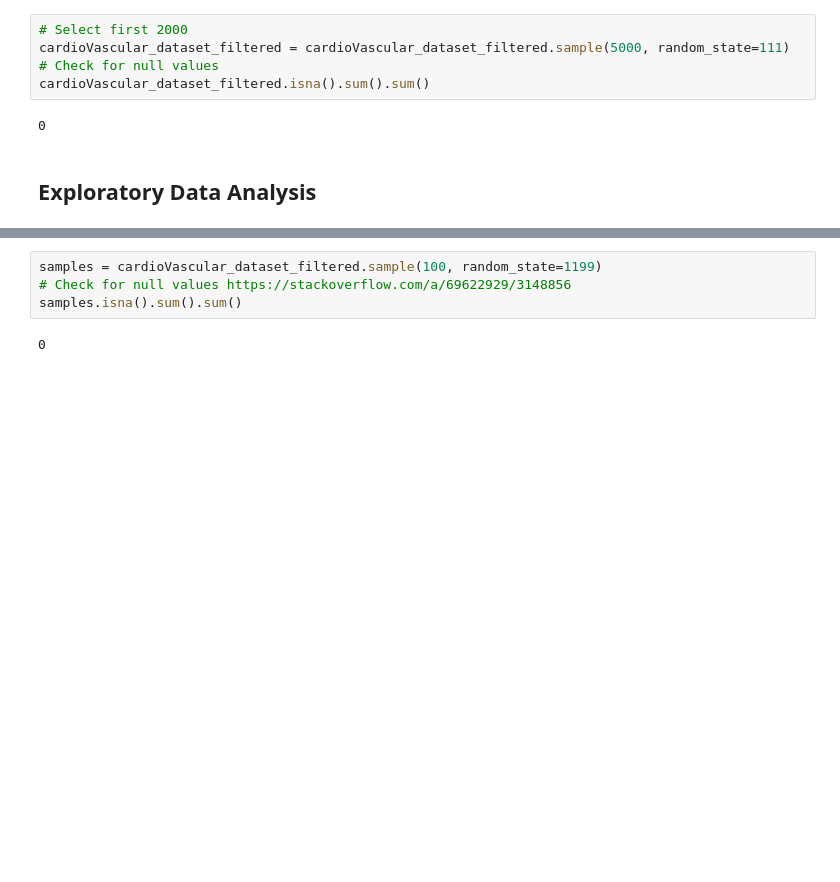
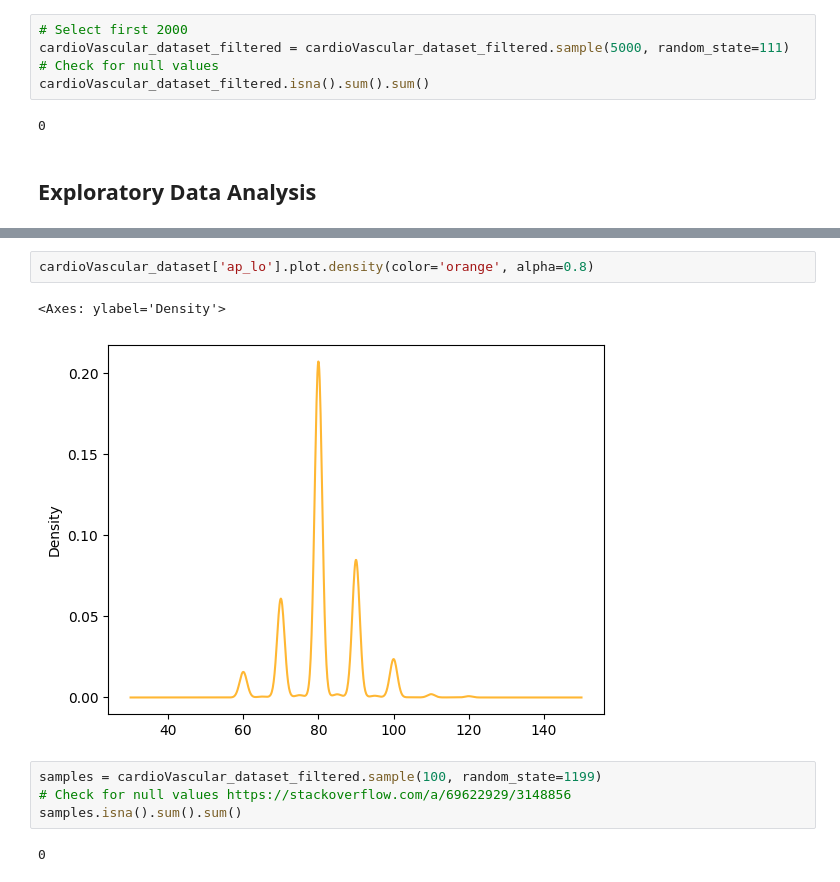
Before and after one commit to farhanarrafi/empirical-analysis-cardiovascular-data, a Jupyter notebook: Emperical_Analysis_Project.ipynb, the cells around one changed output, grey strips where cells are left out. Saved outputs shown, nothing was run; the diff lists cells and outputs as text; blank space fills up the shorter version.

```diff
--- a/Emperical_Analysis_Project.ipynb
+++ b/Emperical_Analysis_Project.ipynb
@@ -79,3 +84,8 @@ cardioVascular_dataset_filtered['weight'].plot.density(color='green', alpha=0.8)
+# %%
+cardioVascular_dataset['ap_lo'].plot.density(color='orange', alpha=0.8)
+# %% [output]
+<Axes: ylabel='Density'>
+[figure, added]
 # %%
 samples = cardioVascular_dataset_filtered.sample(100, random_state=1199)
 # Check for null values https://stackoverflow.com/a/69622929/3148856
```
Also changed, not shown: parts of 3 cells of this notebook.
